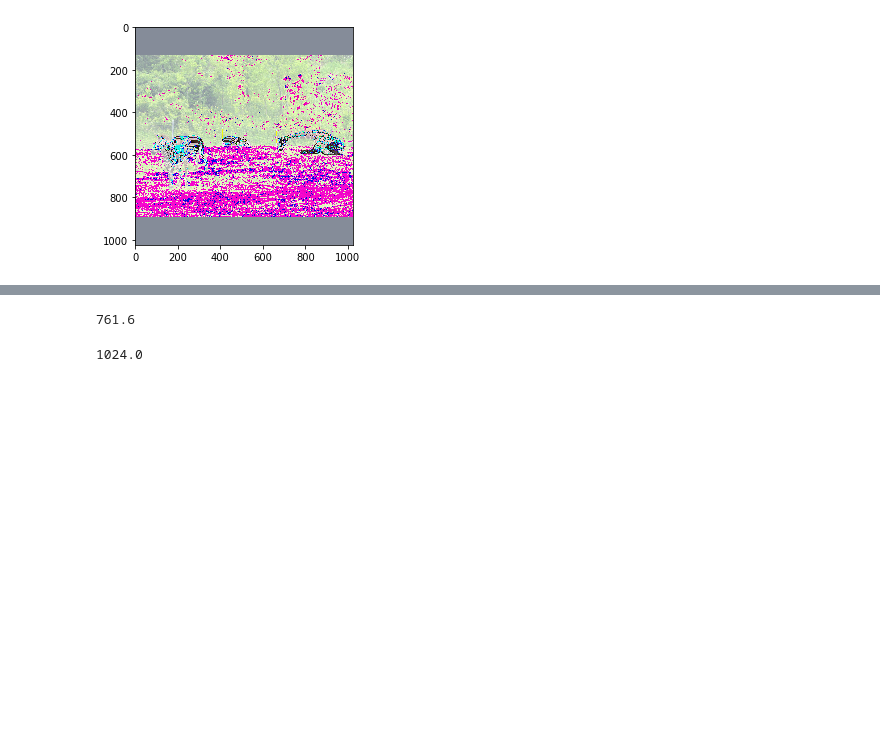
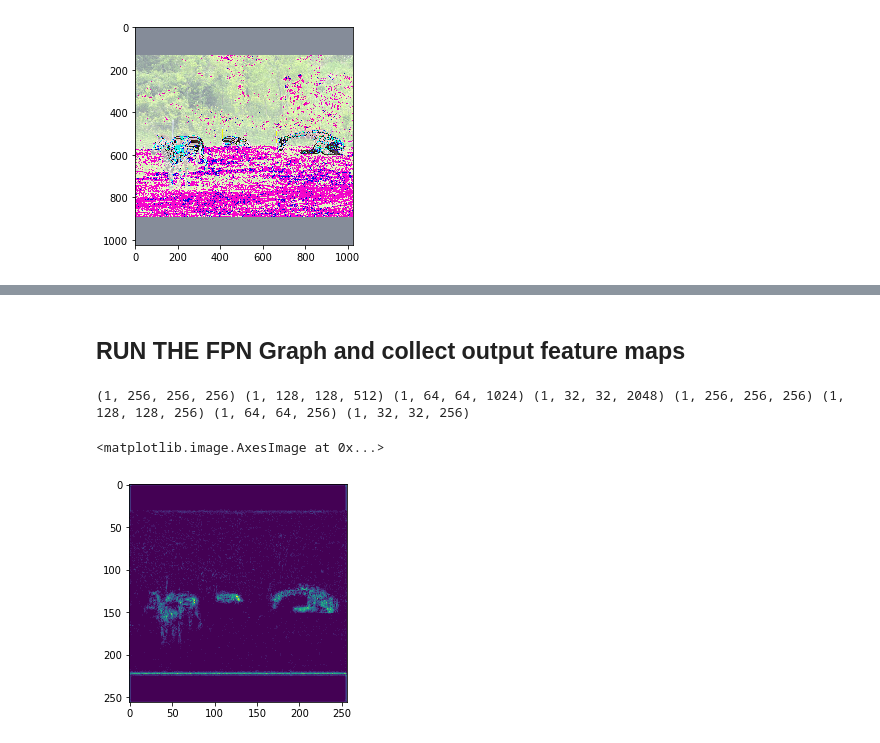
Before and after one commit to Sardhendu/ObjectDetection, a Jupyter notebook: Notebooks/Analysis.ipynb, the cells around one changed output, grey strips where cells are left out. Cells and saved outputs as stored; diff of their text form; code cells hidden in the pictures; blank space fills up the shorter version.

```diff
--- a/Notebooks/Analysis.ipynb
+++ b/Notebooks/Analysis.ipynb
@@ -47,8 +42,38 @@ from skimage.transform import rescale, resize, downscale_local_mean
-# %%
-476*1.6
-# %% [output]
-761.6
-# %%
-640*1.6
-# %% [output]
-1024.0
+# %% [markdown]
+## RUN THE FPN Graph and collect output feature maps
+# %%
+import tensorflow as tf
+import numpy as np
+from MaskRCNN.building_blocks.main import inference
+
+def main(pretrained_weights_path):
+    print('')
+    inference_graph = inference()
+
+    feed_dict = {inference_graph['xIN']: transformed_images}
+    init = tf.global_variables_initializer()
+
+    with tf.Session() as sess:
+        sess.run(init)
+
+        # Note setting the weight can take 1-2 min due to the deep network
+        # load_params.set_pretrained_weights(sess, pretrained_weights_path)
+
+        c2, c3, c4, c5, p2, p3, p4, p5 = sess.run([inference_graph['fpn_C2'], inference_graph['fpn_C3'],
+                                                    inference_graph['fpn_C4'], inference_graph['fpn_C5'],
+                                                    inference_graph['fpn_P2'], inference_graph['fpn_P3'],
+                                                    inference_graph['fpn_P4'], inference_graph['fpn_P5']
+                                                  ], feed_dict=feed_dict)
+
+        print(c2.shape, c3.shape, c4.shape, c5.shape, p2.shape, p3.shape, p4.shape, p5.shape)
+    return c2, c3, c4, c5, p2, p3, p4, p5
+# %%
+filepath = '/Users/sam/All-Program/App-DataSet/ObjectDetection/MaskRCNN/mask_rcnn_coco.h5'
+fmap_c2, fmap_c3, fmap_c4, fmap_c5, fmap_p2, fmap_p3, fmap_p4, fmap_p5 = main(filepath)
+# %% [output]
+(1, 256, 256, 256) (1, 128, 128, 512) (1, 64, 64, 1024) (1, 32, 32, 2048) (1, 256, 256, 256) (1, 128, 128, 256) (1, 64, 64, 256) (1, 32, 32, 256)
+# %%
+plt.imshow(np.array(fmap_c2[:,:,:,200].reshape(256,256), dtype='uint8'))
+# %% [output]
+<matplotlib.image.AxesImage at 0x...>
+[figure, added]
```
Also changed, not shown: parts of 7 cells of this notebook, 4 other files.
